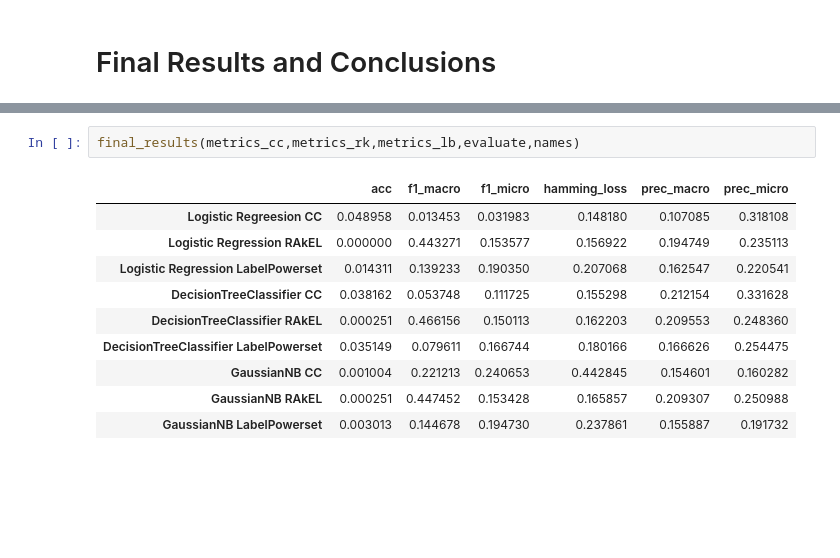
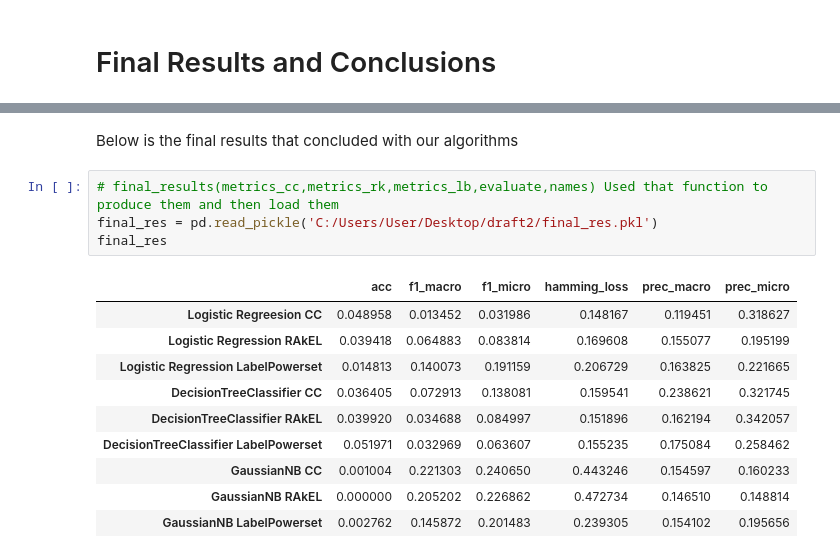
Before and after one commit to Adamantios/Delicious-MIL, a Jupyter notebook: PartA.ipynb, the cells around one changed output, grey strips where cells are left out. Cells and saved outputs as stored; diff of their text form; blank space fills up the shorter version.

```diff
--- a/PartA.ipynb
+++ b/PartA.ipynb
@@ -309,13 +273,17 @@ As we see the best results were given with the Random-k Labelsets method and for
-# %%
-final_results(metrics_cc,metrics_rk,metrics_lb,evaluate,names)
-# %% [output]
-|  | acc | f1_macro | f1_micro | hamming_loss | prec_macro | prec_micro |
-| Logistic Regreesion CC | 0.048958 | 0.013453 | 0.031983 | 0.148180 | 0.107085 | 0.318108 |
-| Logistic Regression RAkEL | 0.000000 | 0.443271 | 0.153577 | 0.156922 | 0.194749 | 0.235113 |
-| Logistic Regression LabelPowerset | 0.014311 | 0.139233 | 0.190350 | 0.207068 | 0.162547 | 0.220541 |
-| DecisionTreeClassifier CC | 0.038162 | 0.053748 | 0.111725 | 0.155298 | 0.212154 | 0.331628 |
-| DecisionTreeClassifier RAkEL | 0.000251 | 0.466156 | 0.150113 | 0.162203 | 0.209553 | 0.248360 |
-| DecisionTreeClassifier LabelPowerset | 0.035149 | 0.079611 | 0.166744 | 0.180166 | 0.166626 | 0.254475 |
-| GaussianNB CC | 0.001004 | 0.221213 | 0.240653 | 0.442845 | 0.154601 | 0.160282 |
-| GaussianNB RAkEL | 0.000251 | 0.447452 | 0.153428 | 0.165857 | 0.209307 | 0.250988 |
-| GaussianNB LabelPowerset | 0.003013 | 0.144678 | 0.194730 | 0.237861 | 0.155887 | 0.191732 |
+# %% [markdown]
+Below is the final results that concluded with our algorithms
+# %%
+# final_results(metrics_cc,metrics_rk,metrics_lb,evaluate,names) Used that function to produce them and then load them
+final_res = pd.read_pickle('C:/Users/User/Desktop/draft2/final_res.pkl')
+final_res
+# %% [output]
+|  | acc | f1_macro | f1_micro | hamming_loss | prec_macro | prec_micro |
+| Logistic Regreesion CC | 0.048958 | 0.013452 | 0.031986 | 0.148167 | 0.119451 | 0.318627 |
+| Logistic Regression RAkEL | 0.039418 | 0.064883 | 0.083814 | 0.169608 | 0.155077 | 0.195199 |
+| Logistic Regression LabelPowerset | 0.014813 | 0.140073 | 0.191159 | 0.206729 | 0.163825 | 0.221665 |
+| DecisionTreeClassifier CC | 0.036405 | 0.072913 | 0.138081 | 0.159541 | 0.238621 | 0.321745 |
+| DecisionTreeClassifier RAkEL | 0.039920 | 0.034688 | 0.084997 | 0.151896 | 0.162194 | 0.342057 |
+| DecisionTreeClassifier LabelPowerset | 0.051971 | 0.032969 | 0.063607 | 0.155235 | 0.175084 | 0.258462 |
+| GaussianNB CC | 0.001004 | 0.221303 | 0.240650 | 0.443246 | 0.154597 | 0.160233 |
+| GaussianNB RAkEL | 0.000000 | 0.205202 | 0.226862 | 0.472734 | 0.146510 | 0.148814 |
+| GaussianNB LabelPowerset | 0.002762 | 0.145872 | 0.201483 | 0.239305 | 0.154102 | 0.195656 |
```
Also changed, not shown: parts of 26 cells of this notebook, 1 other file.
